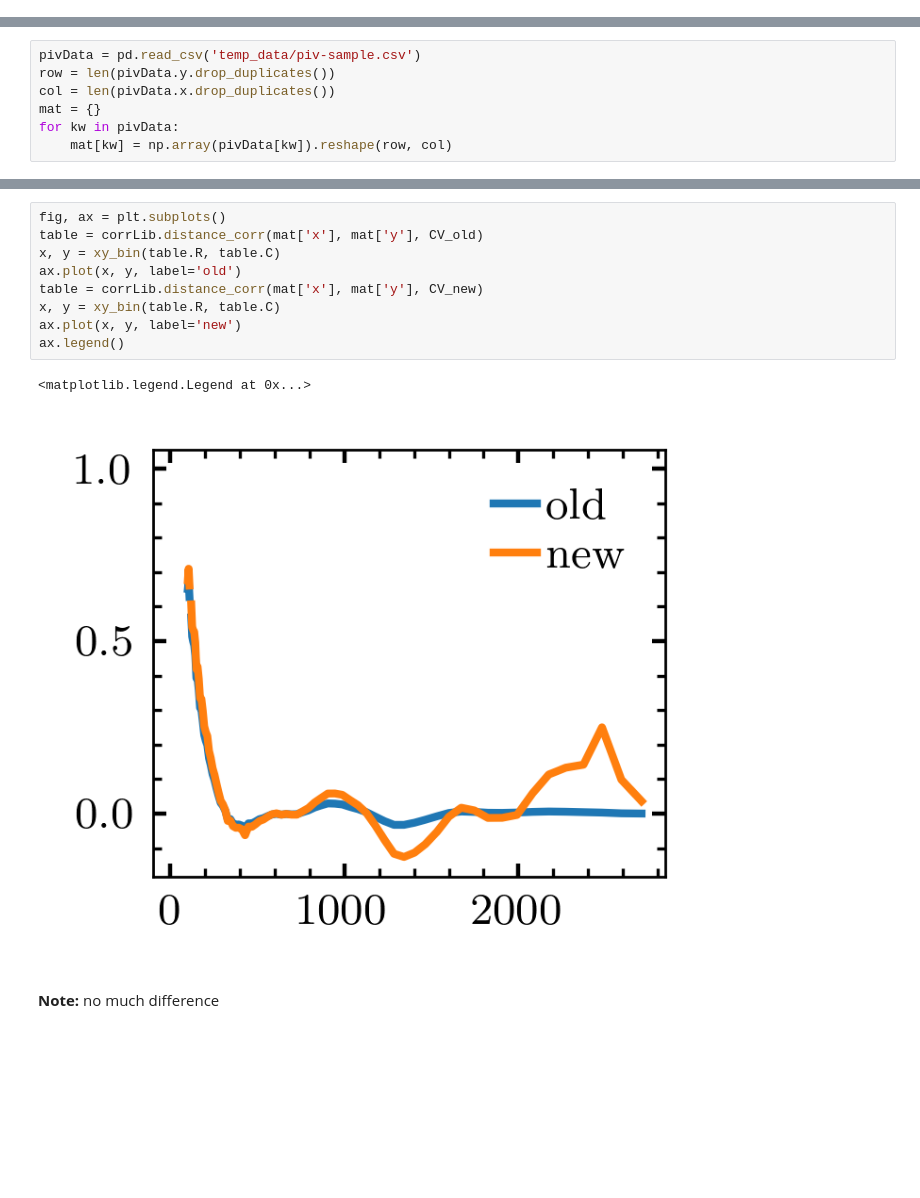
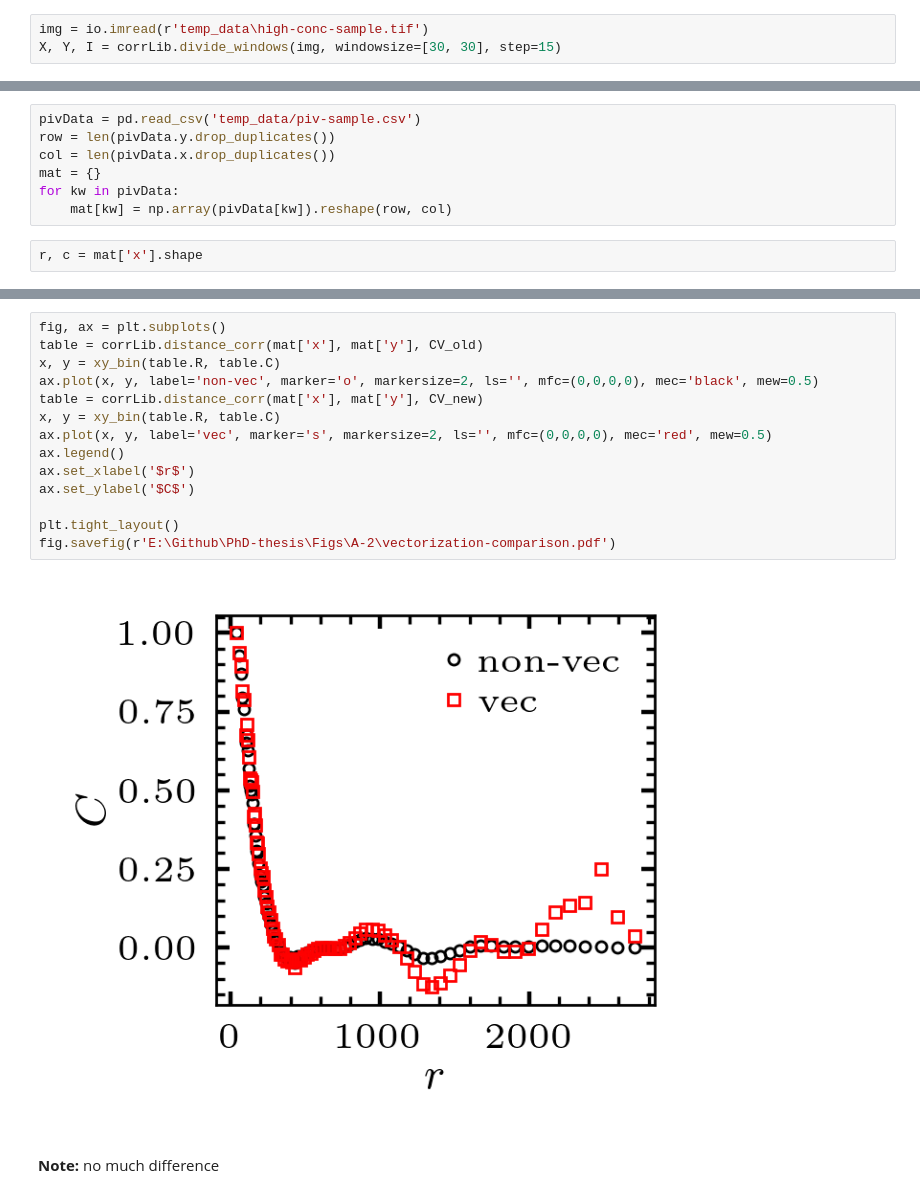
Before and after one commit to ZLoverty/Python, a Jupyter notebook: Correlation/src/code-vectorizations.ipynb, the cells around one changed output, grey strips where cells are left out. Saved outputs shown, nothing was run; the diff lists cells and outputs as text; blank space fills up the shorter version.

```diff
--- a/Correlation/src/code-vectorizations.ipynb
+++ b/Correlation/src/code-vectorizations.ipynb
@@ -135,3 +144,6 @@ X.shape
+# %%
+img = io.imread(r'temp_data\high-conc-sample.tif')
+X, Y, I = corrLib.divide_windows(img, windowsize=[30, 30], step=15)
 # %%
 fig, ax = plt.subplots()
 table = corrLib.distance_corr(X, Y, CI_old[:-1, :])
@@ -169,3 +181,5 @@ col = len(pivData.x.drop_duplicates())
 mat = {}
 for kw in pivData:
     mat[kw] = np.array(pivData[kw]).reshape(row, col)
+# %%
+r, c = mat['x'].shape
@@ -186,15 +209,19 @@ new function: 0.86 s
 # %%
 fig, ax = plt.subplots()
 table = corrLib.distance_corr(mat['x'], mat['y'], CV_old)
 x, y = xy_bin(table.R, table.C)
-ax.plot(x, y, label='old')
+ax.plot(x, y, label='non-vec', marker='o', markersize=2, ls='', mfc=(0,0,0,0), mec='black', mew=0.5)
 table = corrLib.distance_corr(mat['x'], mat['y'], CV_new)
 x, y = xy_bin(table.R, table.C)
-ax.plot(x, y, label='new')
+ax.plot(x, y, label='vec', marker='s', markersize=2, ls='', mfc=(0,0,0,0), mec='red', mew=0.5)
 ax.legend()
+ax.set_xlabel('$r$')
+ax.set_ylabel('$C$')
+
+plt.tight_layout()
+fig.savefig(r'E:\Github\PhD-thesis\Figs\A-2\vectorization-comparison.pdf')
 # %% [output]
-<matplotlib.legend.Legend at 0x...>
-[figure, old version]
+[figure, new version]
 # %% [markdown]
 **Note:** no much difference
 # %%
```
Also changed, not shown: parts of 7 cells of this notebook.
